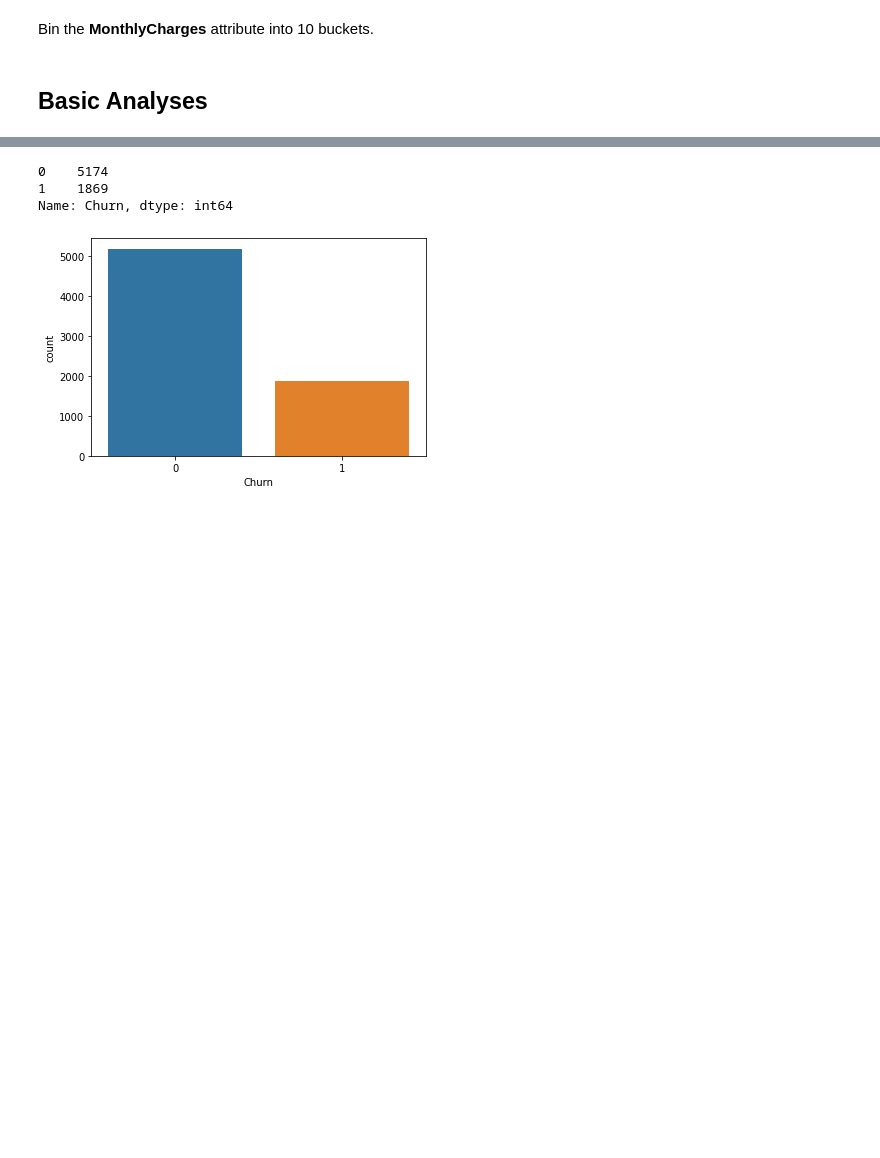
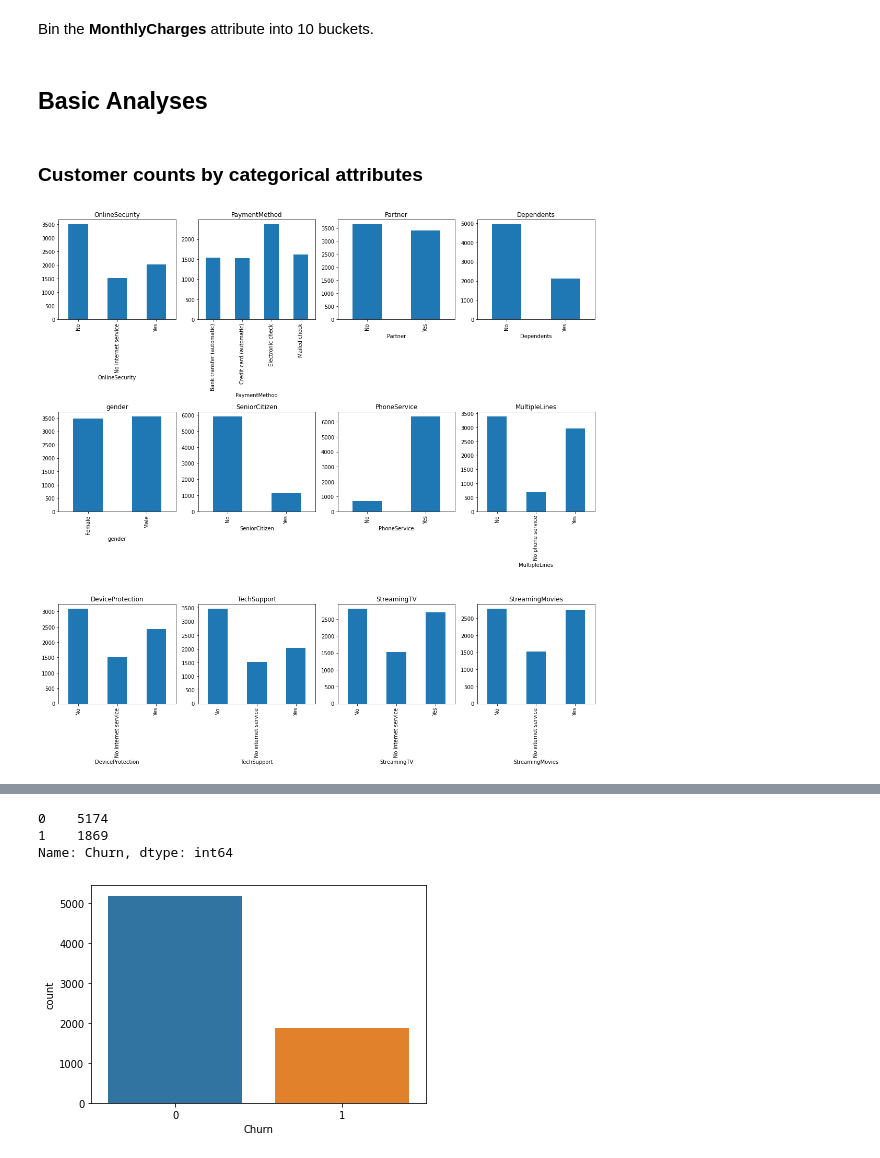
Before and after one commit to ts-azure-services/drift-primer, a Jupyter notebook: mlops_primer/exploratory_analysis.ipynb, the cells around one changed output, grey strips where cells are left out. Drawn from its saved outputs; the diff is of its cells as text; code cells hidden in the pictures; blank space fills up the shorter version.

```diff
--- a/mlops_primer/exploratory_analysis.ipynb
+++ b/mlops_primer/exploratory_analysis.ipynb
@@ -94,3 +94,27 @@ Bin the **MonthlyCharges** attribute into 10 buckets.
 df['monthlyCharges_bins'] = pd.cut(df['MonthlyCharges'], bins=10, include_lowest=True)
 # %% [markdown]
 ## Basic Analyses
+# %% [markdown]
+### Customer counts by categorical attributes
+# %%
+fig, axes = plt.subplots(nrows=3, ncols=4, figsize=(15, 15))
+collist=['OnlineSecurity', 'PaymentMethod', 'Partner', 'Dependents',
+        'gender', 'SeniorCitizen', 'PhoneService', 'MultipleLines',
+         'DeviceProtection', 'TechSupport','StreamingTV','StreamingMovies'
+        ]
+for i, var in enumerate(collist):
+    # Adjusting for the multi-line assignments
+    if i <=3:
+        pos1=0
+        pos2=i
+    elif i <=7:
+        pos1=1
+        pos2=i-4
+    elif i <=11:
+        pos1=2
+        pos2=i-8
+    tt = df.groupby(var).size()
+    tt.plot(kind='bar', ax=axes[pos1,pos2], title=str(var))
+plt.tight_layout()
+# %% [output]
+[figure, added]
```
Also changed, not shown: parts of 23 cells of this notebook.
